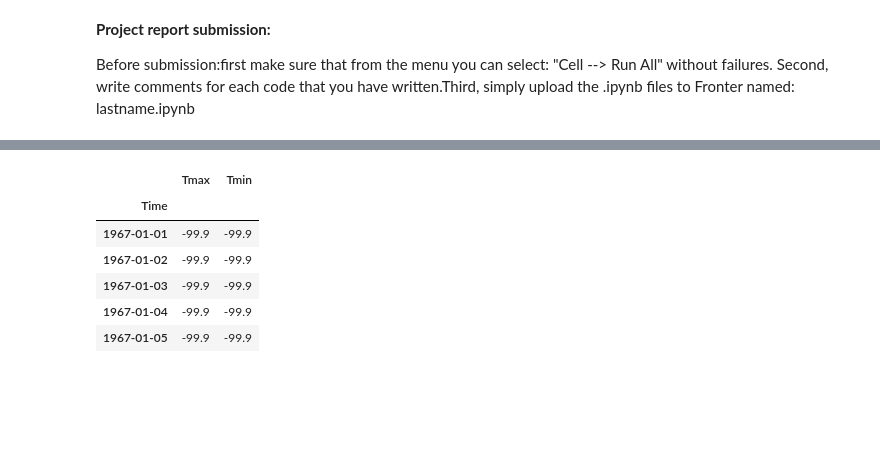
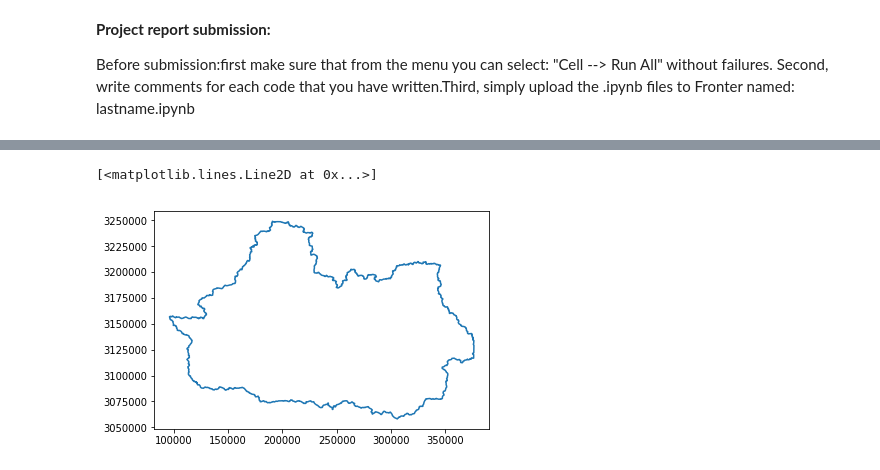
Before and after one commit to JohanRaniseth/GEF4300, a Jupyter notebook: Data_Analysis_Project.ipynb, the cells around one changed output, grey strips where cells are left out. Cells and saved outputs as stored; diff of their text form; code cells hidden in the pictures; blank space fills up the shorter version.

```diff
--- a/Data_Analysis_Project.ipynb
+++ b/Data_Analysis_Project.ipynb
@@ -327,11 +59,0 @@ temp('Dhunche')
-# %%
-temp_Rampur = pd.read_csv('Datasets/temp_Rampur.csv',sep=',',index_col = 'Time')
-temp_Rampur.head()
-# %% [output]
-|  | Tmax | Tmin |
-| Time |  |  |
-| 1967-01-01 | -99.9 | -99.9 |
-| 1967-01-02 | -99.9 | -99.9 |
-| 1967-01-03 | -99.9 | -99.9 |
-| 1967-01-04 | -99.9 | -99.9 |
-| 1967-01-05 | -99.9 | -99.9 |
@@ -337,0 +62,5 @@ temp_Rampur.head()
+# %%
+plt.plot(listx,listy)
+# %% [output]
+[<matplotlib.lines.Line2D at 0x...>]
+[figure, added]
```
Also changed, not shown: parts of 26 cells of this notebook, 1 other file.
